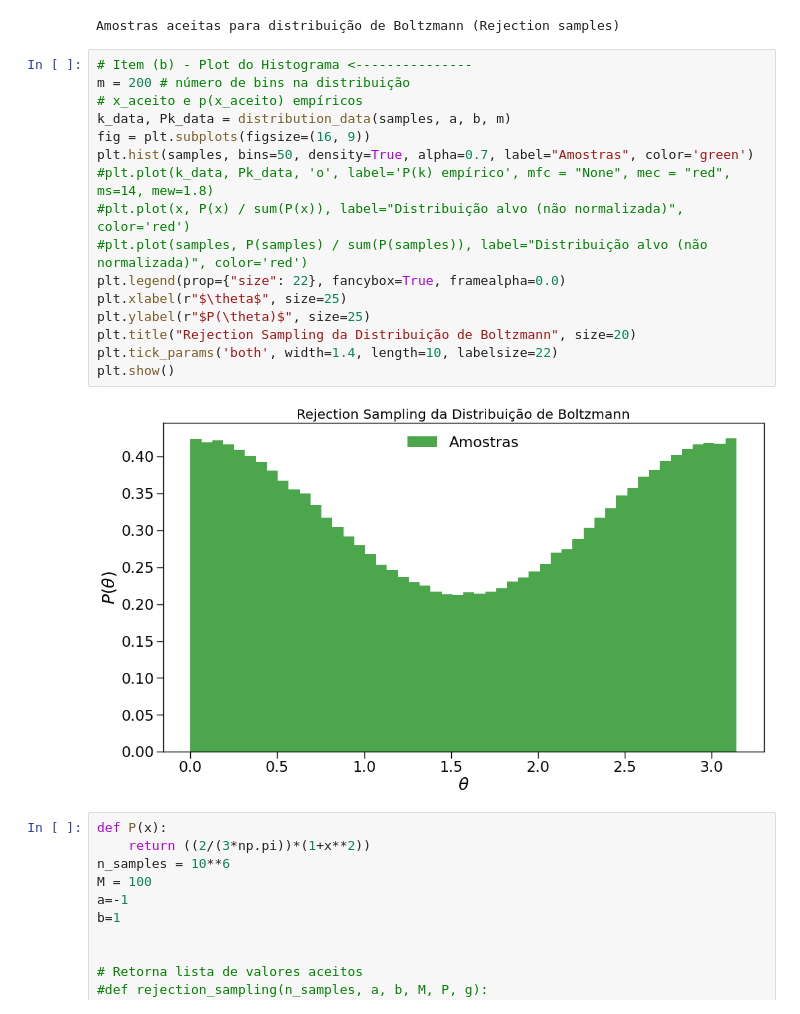
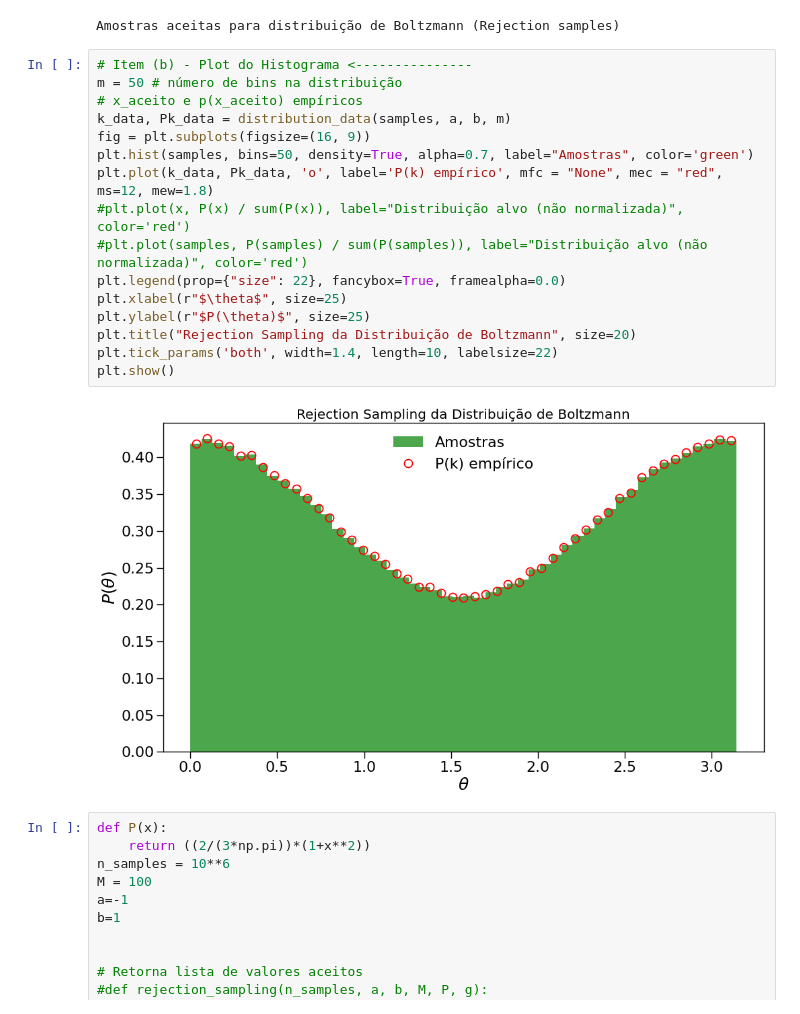
Before and after one commit to JuniorAlencar/TopFisTeo2024.2, a Jupyter notebook: Lista_1/questões/Question5.ipynb, the cells around one changed output. Saved outputs shown, nothing was run; the diff lists cells and outputs as text.

```diff
--- a/Lista_1/questões/Question5.ipynb
+++ b/Lista_1/questões/Question5.ipynb
@@ -162,22 +80,22 @@ print('Amostras aceitas para distribuição de Boltzmann (Rejection samples)')
 Amostras aceitas para distribuição de Boltzmann (Rejection samples)
 # %%
 # Item (b) - Plot do Histograma <---------------
-m = 200 # número de bins na distribuição
+m = 50 # número de bins na distribuição
 # x_aceito e p(x_aceito) empíricos
 k_data, Pk_data = distribution_data(samples, a, b, m)
 fig = plt.subplots(figsize=(16, 9))
 plt.hist(samples, bins=50, density=True, alpha=0.7, label="Amostras", color='green')
-#plt.plot(k_data, Pk_data, 'o', label='P(k) empírico', mfc = "None", mec = "red", ms=14, mew=1.8)
+plt.plot(k_data, Pk_data, 'o', label='P(k) empírico', mfc = "None", mec = "red", ms=12, mew=1.8)
 #plt.plot(x, P(x) / sum(P(x)), label="Distribuição alvo (não normalizada)", color='red')
 #plt.plot(samples, P(samples) / sum(P(samples)), label="Distribuição alvo (não normalizada)", color='red')
 plt.legend(prop={"size": 22}, fancybox=True, framealpha=0.0)
 plt.xlabel(r"$\theta$", size=25)
 plt.ylabel(r"$P(\theta)$", size=25)
 plt.title("Rejection Sampling da Distribuição de Boltzmann", size=20)
 plt.tick_params('both', width=1.4, length=10, labelsize=22)
 plt.show()
 # %% [output]
-[figure, old version]
+[figure, new version]
 # %%
 def P(x):
     return ((2/(3*np.pi))*(1+x**2))
```
Also changed, not shown: parts of 7 cells of this notebook, 1 other file.
